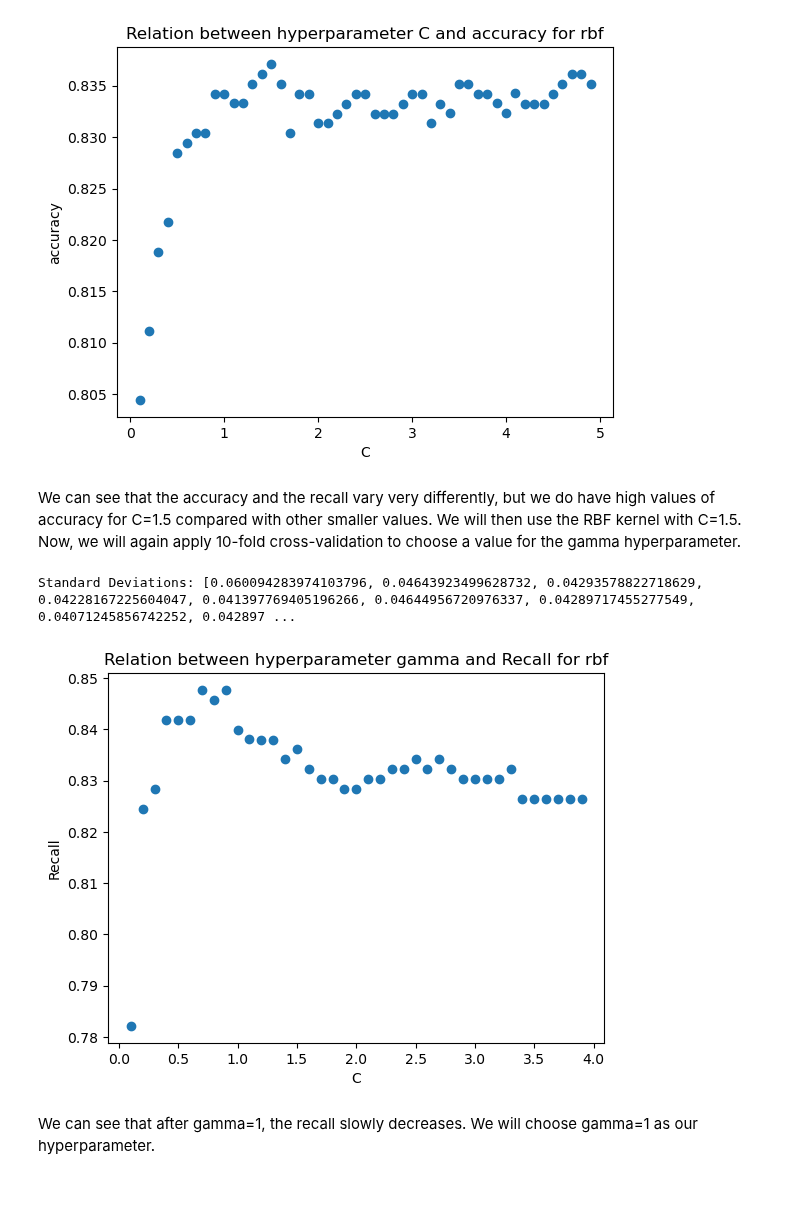
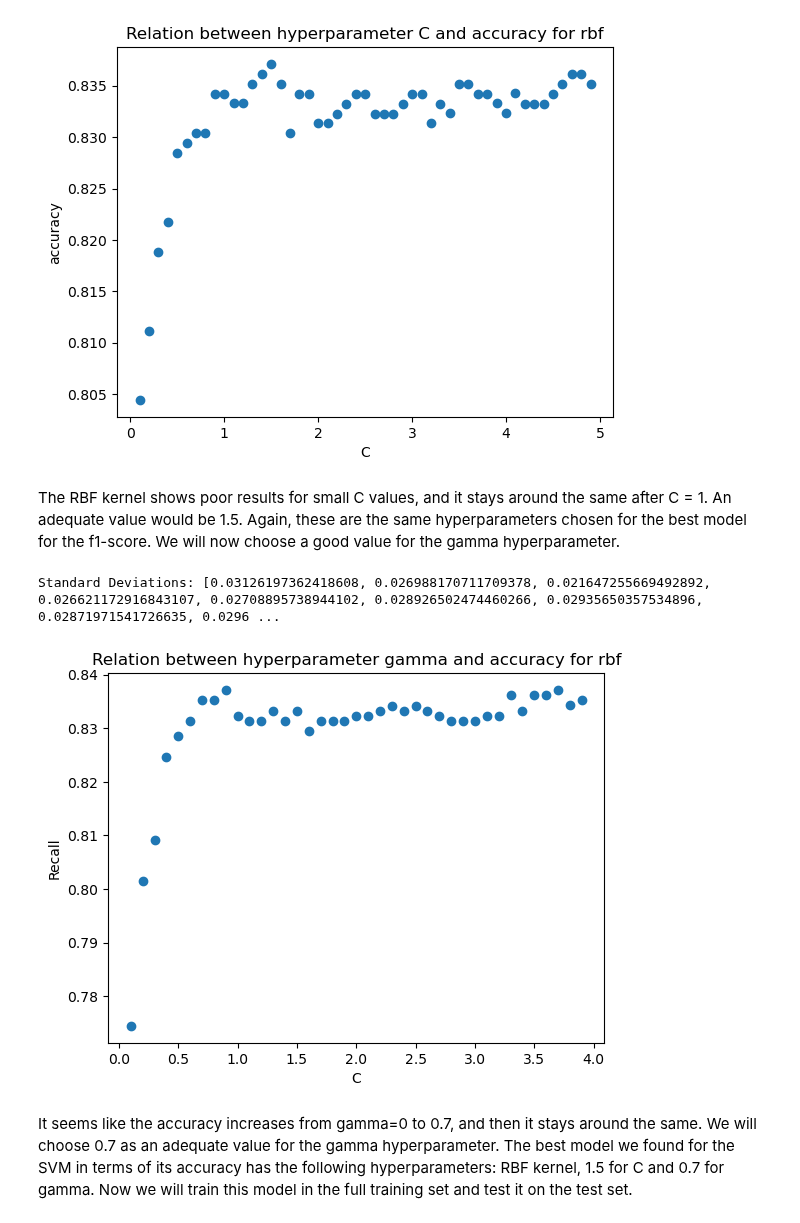
Before and after one commit to TheNoobGoda/ids-project, a Jupyter notebook: src/SVM.ipynb, the cells around one changed output. Cells and saved outputs as stored; diff of their text form; code cells hidden in the pictures; blank space fills up the shorter version.

```diff
--- a/src/SVM.ipynb
+++ b/src/SVM.ipynb
@@ -241,36 +310,13 @@ cvSVMC('rbf', n=50, div=10, scoring='accuracy')
 # %% [output]
 Standard Deviations: [0.02726608528885089, 0.02857242220028353, 0.027536266788887147, 0.026270309132445106, 0.029381107573906, 0.030092733570884822, 0.028898094872827077, 0.028898094872827074, 0.02976 ...
 [figure]
-# %% [markdown]
-We can see that the accuracy and the recall vary very differently, but we do have high values of accuracy for C=1.5 compared with other smaller values. We will then use the RBF kernel with C=1.5. Now, we will again apply 10-fold cross-validation to choose a value for the gamma hyperparameter.
-# %%
-def cvSVMGamma(kernel, n, div, scoring):
-    recalls = [0] * (n-1)
-    std = [0] * (n-1)
-    list = [*range(1, n)]
-    cValues = [x/div for x in list]
-    j = 0
-    for i in cValues:
-        svm = SVC(kernel=kernel, C=1.5, gamma=i)
-        scores=cross_val_score(svm, Xtrain, ytrain, cv=10, scoring=scoring)
-
-        std[j] = scores.std()
-        recalls[j] = scores.mean()
-        j+=1
-
-    print(f"Standard Deviations: {std}")
-    plt.scatter(cValues, recalls)
-
-    plt.xlabel('C')
-    plt.ylabel('Recall')
-
-    plt.title(f'Relation between hyperparameter gamma and Recall for {kernel}')
-    plt.show()
+# %% [markdown]
+The RBF kernel shows poor results for small C values, and it stays around the same after C = 1. An adequate value would be 1.5. Again, these are the same hyperparameters chosen for the best model for the f1-score. We will now choose a good value for the gamma hyperparameter.
 # %%
-cvSVMGamma('rbf', 40, 10, 'recall')
+cvSVMGamma('rbf', 40, 10, 'accuracy')
 # %% [output]
-Standard Deviations: [0.060094283974103796, 0.04643923499628732, 0.04293578822718629, 0.04228167225604047, 0.041397769405196266, 0.04644956720976337, 0.04289717455277549, 0.04071245856742252, 0.042897 ...
+Standard Deviations: [0.03126197362418608, 0.026988170711709378, 0.021647255669492892, 0.026621172916843107, 0.02708895738944102, 0.028926502474460266, 0.02935650357534896, 0.02871971541726635, 0.0296 ...
-[figure, old version]
+[figure, new version]
-# %% [markdown]
-We can see that after gamma=1, the recall slowly decreases. We will choose gamma=1 as our hyperparameter.
+# %% [markdown]
+It seems like the accuracy increases from gamma=0 to 0.7, and then it stays around the same. We will choose 0.7 as an adequate value for the gamma hyperparameter. The best model we found for the SVM in terms of its accuracy has the following hyperparameters: RBF kernel, 1.5 for C and 0.7 for gamma. Now we will train this model in the full training set and test it on the test set.
 # %%
```
Also changed, not shown: parts of 27 cells of this notebook.
